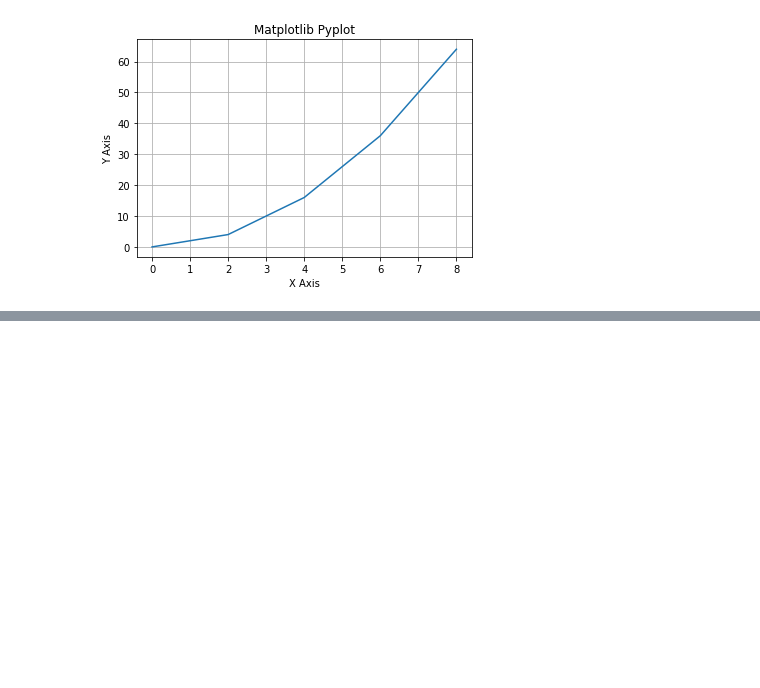
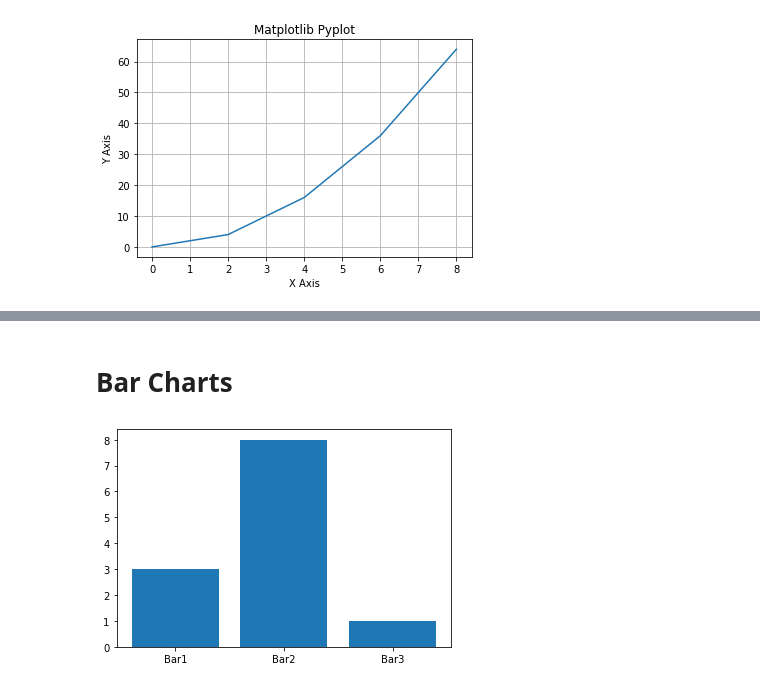
Before and after one commit to zafarlfc/Data_Analysis_Python, a Jupyter notebook: Matplotlib_Basics.ipynb, the cells around one changed output, grey strips where cells are left out. Cells and saved outputs as stored; diff of their text form; code cells hidden in the pictures; blank space fills up the shorter version.

```diff
--- a/Matplotlib_Basics.ipynb
+++ b/Matplotlib_Basics.ipynb
@@ -83,0 +127,10 @@ plt.show()
+# %% [markdown]
+# Bar Charts
+# %%
+x = np.array(["Bar1", "Bar2", "Bar3"])
+y = np.array([3, 8, 1])
+
+plt.bar(x,y)
+plt.show()
+# %% [output]
+[figure, added]
```
Also changed, not shown: parts of 11 cells of this notebook.
